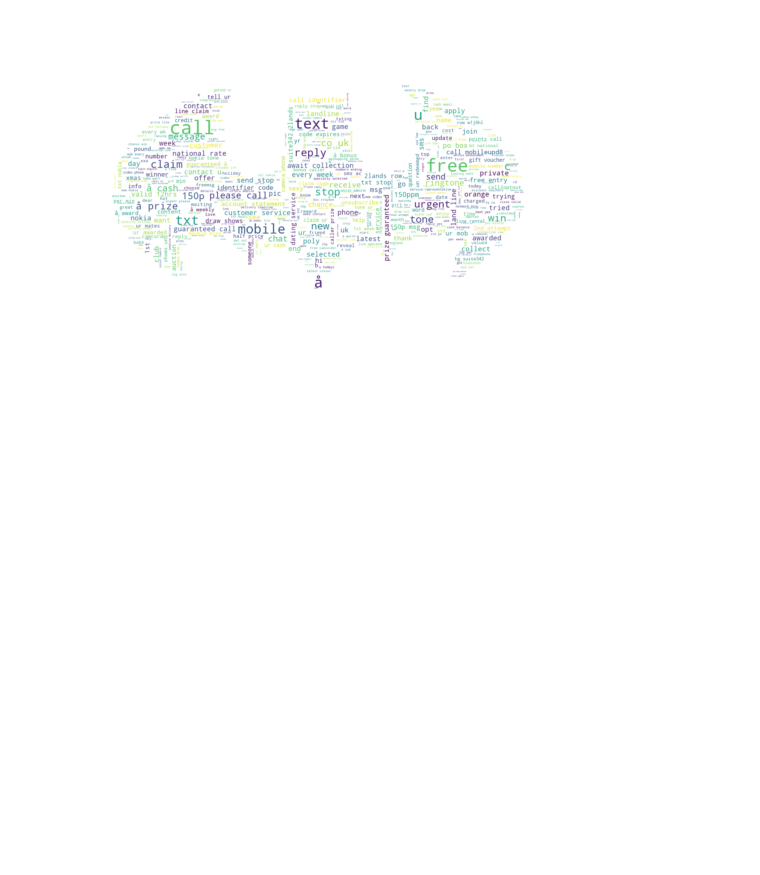
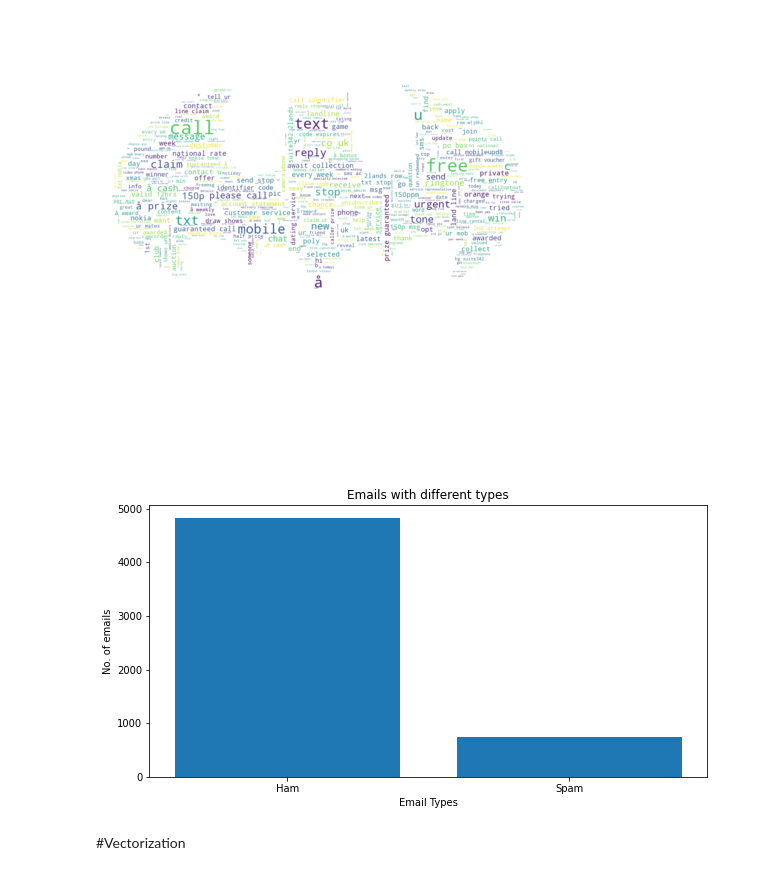
Before and after one commit to dinesh-umkc/kdm, a Jupyter notebook: ICP_5_Spam_Detection.ipynb, the cells around one changed output. Saved outputs shown, nothing was run; the diff lists cells and outputs as text; code cells hidden in the pictures; blank space fills up the shorter version.

```diff
--- a/ICP_5_Spam_Detection.ipynb
+++ b/ICP_5_Spam_Detection.ipynb
@@ -141,3 +143,29 @@ gen_wordcloud(wordcloud)
 [figure]
                                  SPAM WORDS
 [figure]
+# %%
+count_Class = pd.value_counts(df.Label, sort = True)
+
+# Data to Plot
+labels = 'Ham', 'Spam'
+sizes = [count_Class[0], count_Class[1]]
+
+
+# creating the dataset
+data = {'Ham':count_Class[0], 'Spam':count_Class[1]}
+types = list(data.keys())
+values = list(data.values())
+
+fig = plt.figure(figsize = (10, 5))
+
+# creating the bar plot
+plt.bar(types, values)
+
+plt.xlabel("Email Types")
+plt.ylabel("No. of emails")
+plt.title("Emails with different types")
+plt.show()
+# %% [output]
+[figure, added]
+# %% [markdown]
+#Vectorization
```
Also changed, not shown: parts of 1 cell of this notebook.
